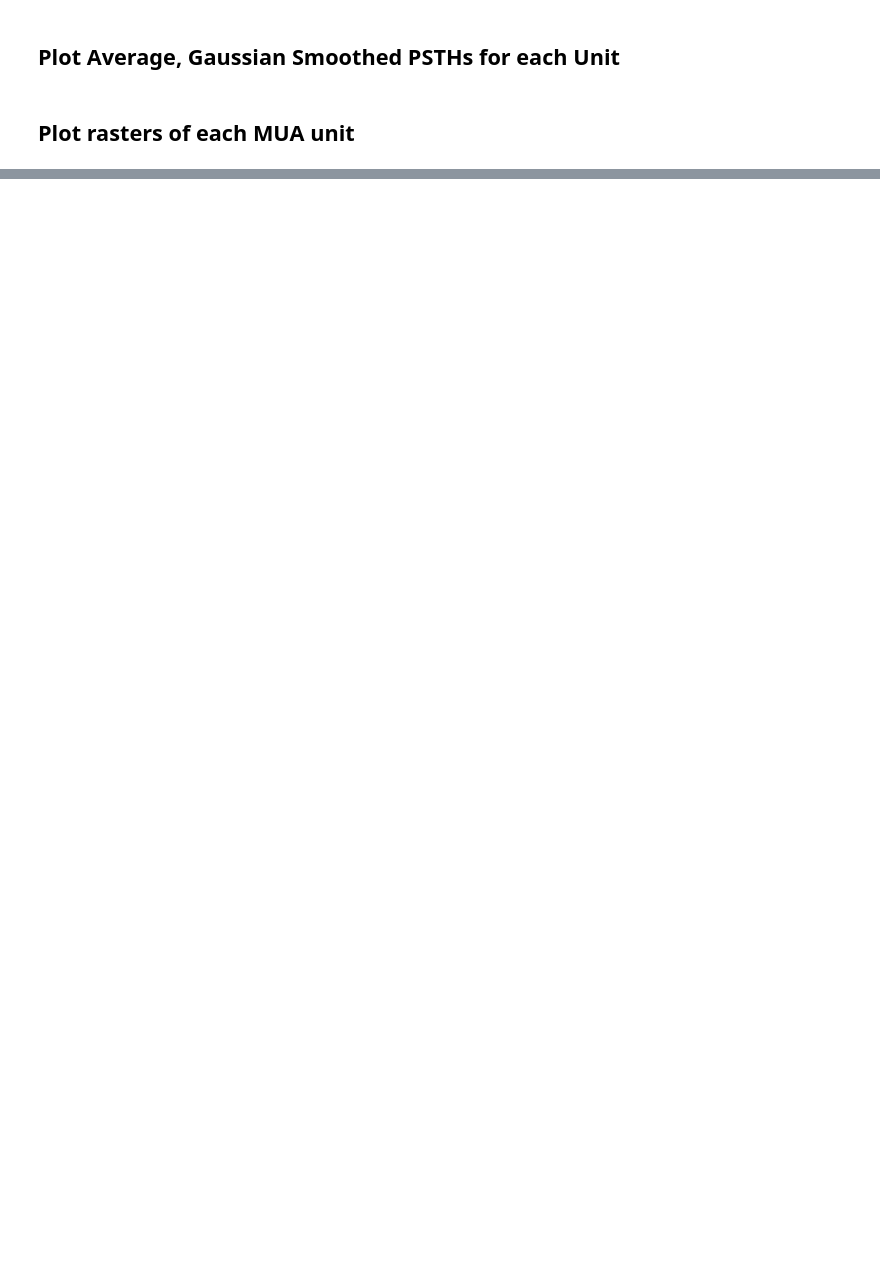
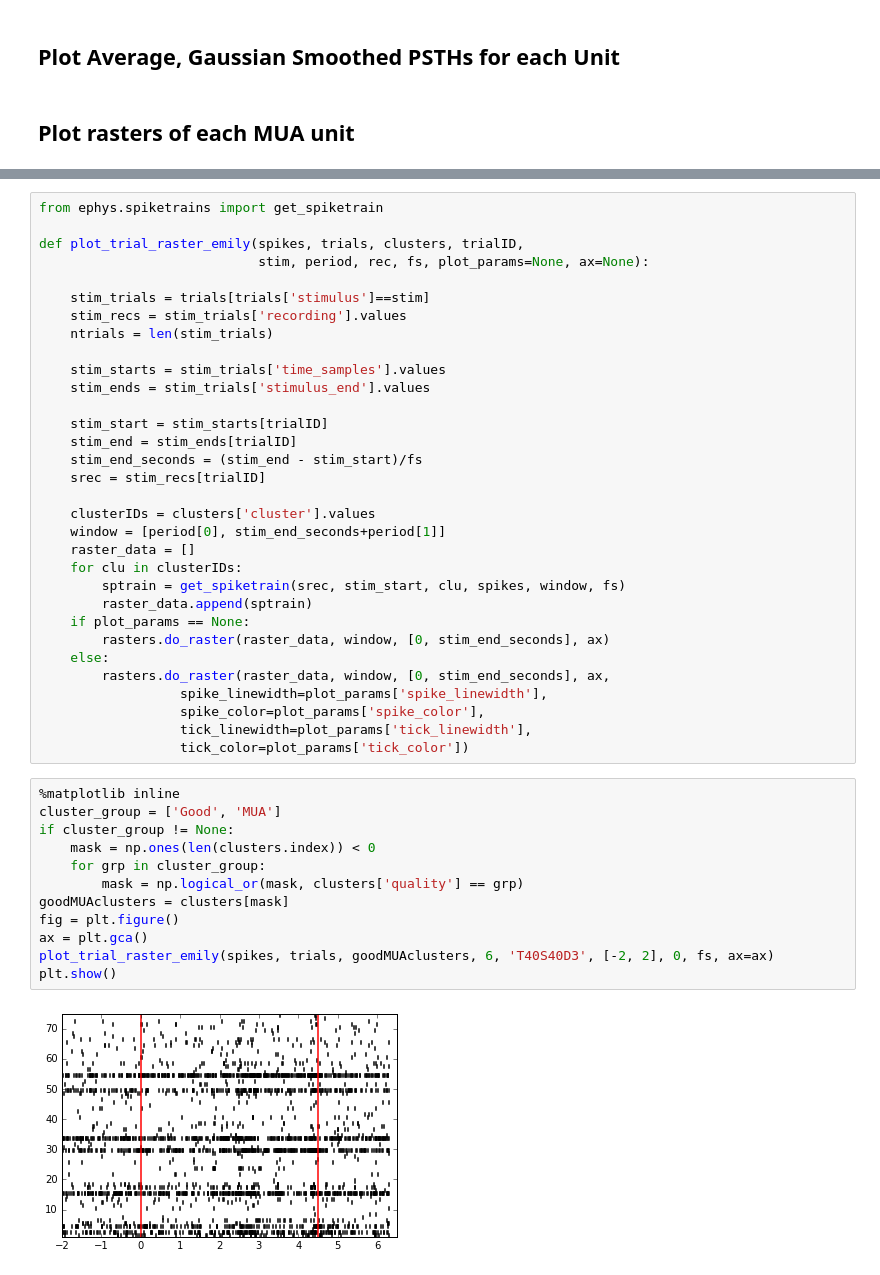
Before and after one commit to theilmbh/ephys-analysis, a Jupyter notebook: notebooks/quick_viz-emilyB1171.ipynb, the cells around one changed output, grey strips where cells are left out. Saved outputs shown, nothing was run; the diff lists cells and outputs as text; blank space fills up the shorter version.

```diff
--- a/notebooks/quick_viz-emilyB1171.ipynb
+++ b/notebooks/quick_viz-emilyB1171.ipynb
@@ -115,0 +113,46 @@ for clusterID in good_cluster_ids:
+# %%
+from ephys.spiketrains import get_spiketrain
+
+def plot_trial_raster_emily(spikes, trials, clusters, trialID,
+                            stim, period, rec, fs, plot_params=None, ax=None):
+
+    stim_trials = trials[trials['stimulus']==stim]
+    stim_recs = stim_trials['recording'].values
+    ntrials = len(stim_trials)
+
+    stim_starts = stim_trials['time_samples'].values
+    stim_ends = stim_trials['stimulus_end'].values
+
+    stim_start = stim_starts[trialID]
+    stim_end = stim_ends[trialID]
+    stim_end_seconds = (stim_end - stim_start)/fs
+    srec = stim_recs[trialID]
+
+    clusterIDs = clusters['cluster'].values
+    window = [period[0], stim_end_seconds+period[1]]
+    raster_data = []
+    for clu in clusterIDs:
+        sptrain = get_spiketrain(srec, stim_start, clu, spikes, window, fs)
+        raster_data.append(sptrain)
+    if plot_params == None:
+        rasters.do_raster(raster_data, window, [0, stim_end_seconds], ax)
+    else:
+        rasters.do_raster(raster_data, window, [0, stim_end_seconds], ax,
+                  spike_linewidth=plot_params['spike_linewidth'],
+                  spike_color=plot_params['spike_color'],
+                  tick_linewidth=plot_params['tick_linewidth'],
+                  tick_color=plot_params['tick_color'])
+# %%
+%matplotlib inline
+cluster_group = ['Good', 'MUA']
+if cluster_group != None:
+    mask = np.ones(len(clusters.index)) < 0
+    for grp in cluster_group:
+        mask = np.logical_or(mask, clusters['quality'] == grp)
+goodMUAclusters = clusters[mask]
+fig = plt.figure()
+ax = plt.gca()
+plot_trial_raster_emily(spikes, trials, goodMUAclusters, 6, 'T40S40D3', [-2, 2], 0, fs, ax=ax)
+plt.show()
+# %% [output]
+[figure, added]
```
Also changed, not shown: parts of 11 cells of this notebook, 2 other files.
